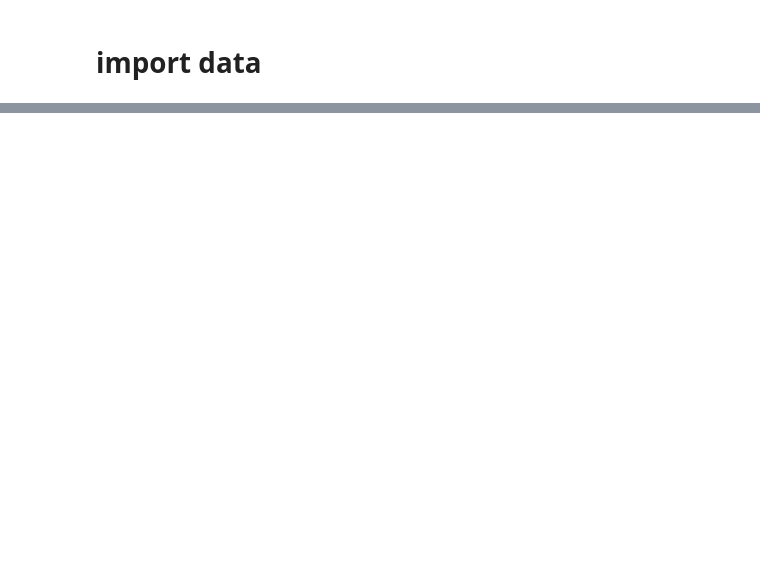
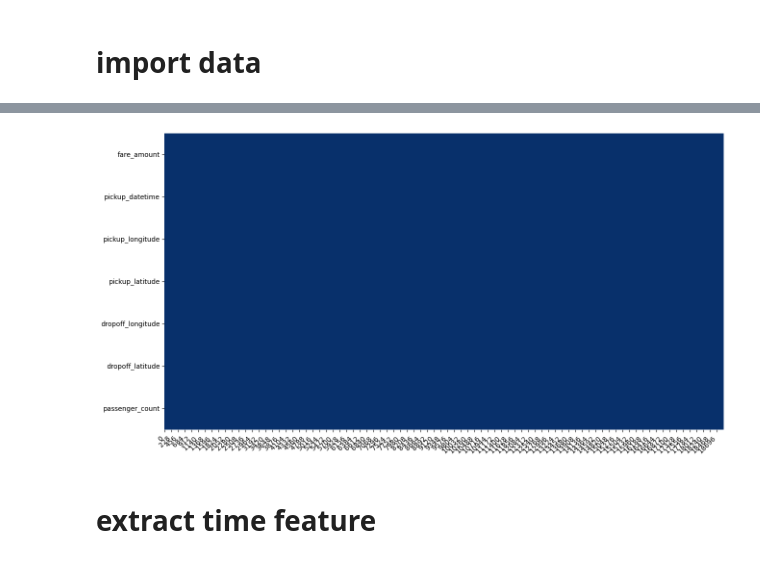
Before and after one commit to amongnikol/belajaraDataScienceJCOp, a Jupyter notebook: course3-regresi&klasifikasiLanjutan/part 6 - polynomial regression exercise.ipynb, the cells around one changed output, grey strips where cells are left out. Saved outputs shown, nothing was run; the diff lists cells and outputs as text; code cells hidden in the pictures; blank space fills up the shorter version.

```diff
--- a/course3-regresi&klasifikasiLanjutan/part 6 - polynomial regression exercise.ipynb
+++ b/course3-regresi&klasifikasiLanjutan/part 6 - polynomial regression exercise.ipynb
@@ -13,6 +13,6 @@ from jcopml.feature_importance import mean_score_decrease
 # %% [markdown]
 # import data
 # %%
-df = pd.read_csv('data/taxi_fare.csv')
+df = pd.read_csv('https://raw.githubusercontent.com/amongnikol/belajaraDataScienceJCOp/refs/heads/main/course3-regresi%26klasifikasiLanjutan/data/taxi_fare.csv', parse_dates=['pickup_datetime'])
 df.head()
 # %% [output]
@@ -19,0 +25,4 @@ FileNotFoundError: [Errno 2] No such file or directory: 'data/taxi_fare.csv'
+# %%
+plot_missing_value(df)
+# %% [output]
+[figure, added]
@@ -19,0 +31,2 @@ FileNotFoundError: [Errno 2] No such file or directory: 'data/taxi_fare.csv'
+# %% [markdown]
+# extract time feature
```
Also changed, not shown: parts of 19 cells of this notebook.
